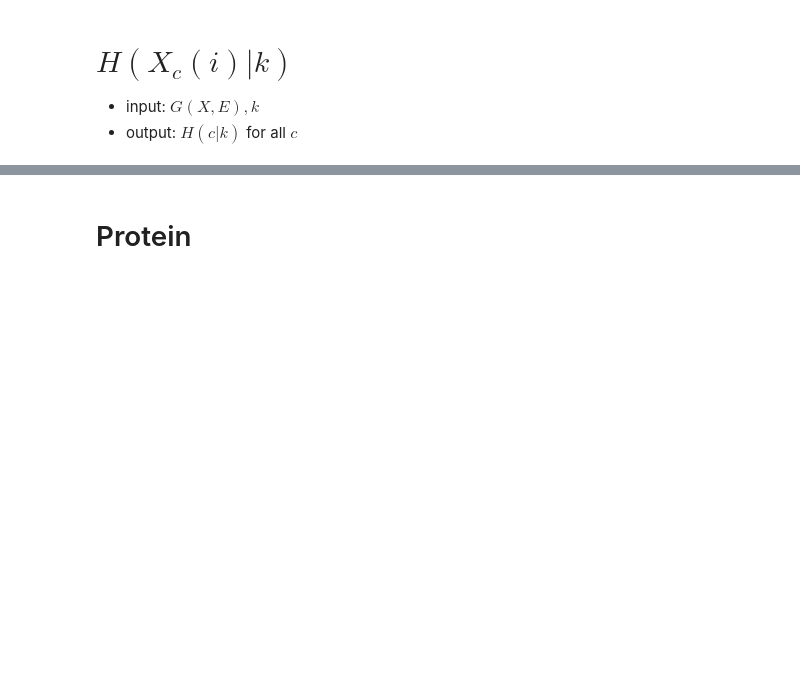
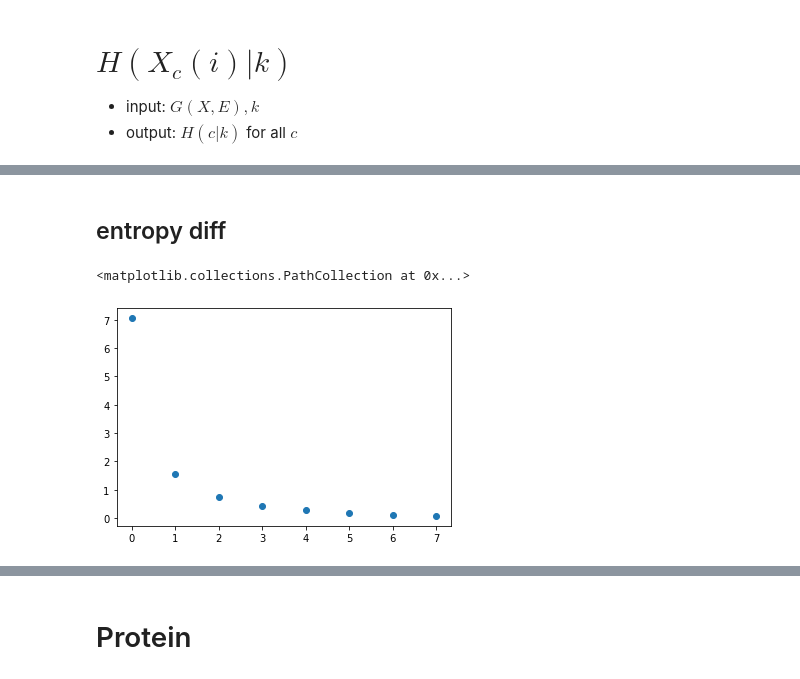
Before and after one commit to gaozhangyang/Lookhops, a Jupyter notebook: jupyter/analyze_neighborhood_information_gain.ipynb, the cells around one changed output, grey strips where cells are left out. Saved outputs shown, nothing was run; the diff lists cells and outputs as text; code cells hidden in the pictures; blank space fills up the shorter version.

```diff
--- a/jupyter/analyze_neighborhood_information_gain.ipynb
+++ b/jupyter/analyze_neighborhood_information_gain.ipynb
@@ -251,0 +334,16 @@ P1=torch_gaussian_kde(0.1)(torch.tensor(x),torch.tensor(x))
+# %%
+for dataname in ['DD','PROTEINS','NCI1','NCI109','Mutagenicity','ENZYMES']:
+    for k in tqdm.tqdm(range(9)):
+        entropy=entropy_all[dataname][k].cpu()
+        for channel in range(entropy.shape[1]):
+            value_support=entropy[:,channel]#[entropy[:,channel]>=0]
+            x_anchor=np.linspace(value_support.min(),value_support.max(),1000)
+            P = estimate_P(value_support,x_anchor)
+            plt.scatter(x_anchor,P)
+            plt.savefig('./figs/{}_{}_{}.png'.format(dataname,channel,k+1))
+            plt.close()
+# %% [markdown]
+## entropy diff
+# %%
+x1=entropy_all['DD'][0][:,0].cpu().numpy()
+x2=entropy_all['DD'][0][:,1].cpu().numpy()
@@ -251,0 +380,28 @@ P1=torch_gaussian_kde(0.1)(torch.tensor(x),torch.tensor(x))
+# %%
+def get_EntropyDiffs():
+    entropy_diffs_DD=EntropyDiff_Dataset('DD')
+    entropy_diffs_PROTEINS=EntropyDiff_Dataset('PROTEINS')
+    entropy_diffs_NCI1=EntropyDiff_Dataset('NCI1')
+    entropy_diffs_NCI109=EntropyDiff_Dataset('NCI109')
+    entropy_diffs_Mutagenicity=EntropyDiff_Dataset('Mutagenicity')
+    entropy_diffs_ENZYMES=EntropyDiff_Dataset('ENZYMES')
+
+    entropy_diffs={}
+    entropy_diffs['DD']=entropy_diffs_DD
+    entropy_diffs['PROTEINS']=entropy_diffs_PROTEINS
+    entropy_diffs['NCI1']=entropy_diffs_NCI1
+    entropy_diffs['NCI109']=entropy_diffs_NCI109
+    entropy_diffs['Mutagenicity']=entropy_diffs_Mutagenicity
+    entropy_diffs['ENZYMES']=entropy_diffs_ENZYMES
+    return entropy_diffs
+# %%
+if not os.path.exists('entropy_diffs.pkl'):
+    entropy_diffs=get_EntropyDiffs()
+    pickle.dump(entropy_diffs, open('entropy_diffs.pkl', 'wb'))
+else:
+    entropy_diffs=pickle.load(open('entropy_diffs.pkl', 'rb'))
+# %%
+plt.scatter(range(0,8),entropy_diffs['DD'])
+# %% [output]
+<matplotlib.collections.PathCollection at 0x...>
+[figure, added]
```
Also changed, not shown: parts of 18 cells of this notebook.
